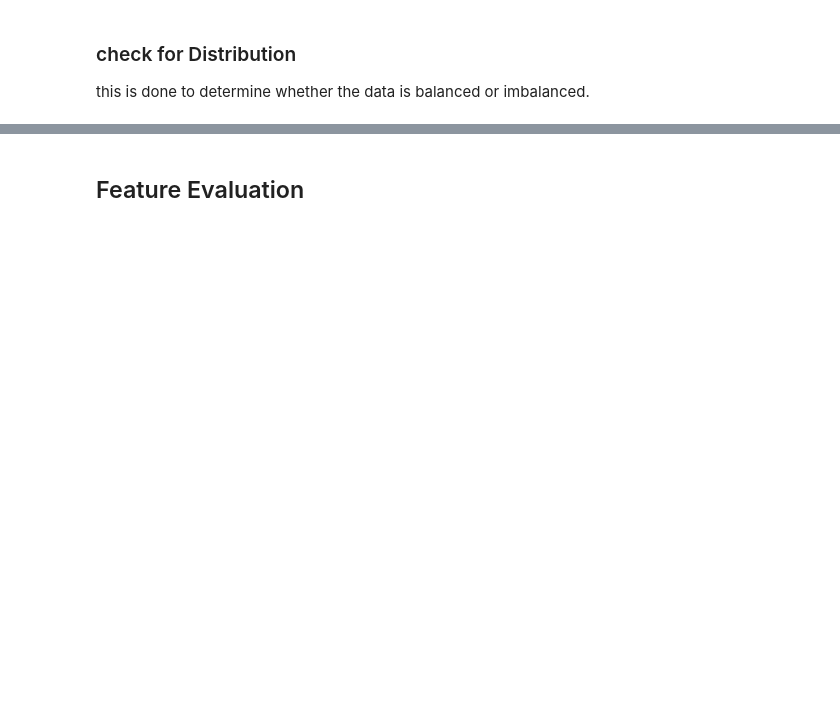
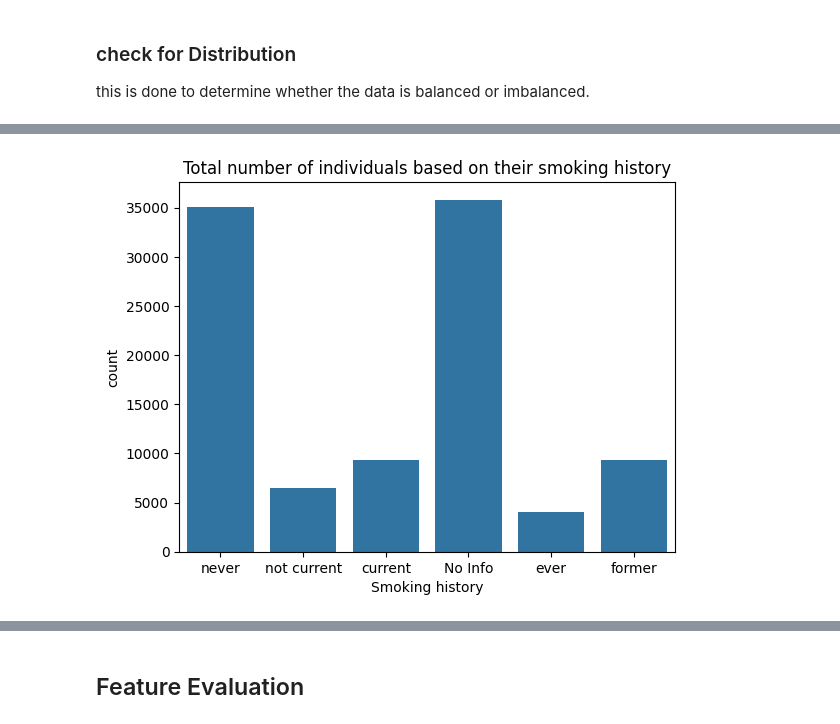
Before and after one commit to Faith-qa/ML---Capstone_projects, a Jupyter notebook: Diabetes-Prediction/main.ipynb, the cells around one changed output, grey strips where cells are left out. Saved outputs shown, nothing was run; the diff lists cells and outputs as text; code cells hidden in the pictures; blank space fills up the shorter version.

```diff
--- a/Diabetes-Prediction/main.ipynb
+++ b/Diabetes-Prediction/main.ipynb
@@ -69,0 +180,8 @@ plt.show()
+# %%
+# visualized:plt.figure(figsize = (10, 6))
+sns.countplot(data = data, x = 'smoking_history')
+plt.title('Total number of individuals based on their smoking history')
+plt.xlabel('Smoking history')
+plt.show()
+# %% [output]
+[figure, added]
```
Also changed, not shown: parts of 31 cells of this notebook.
